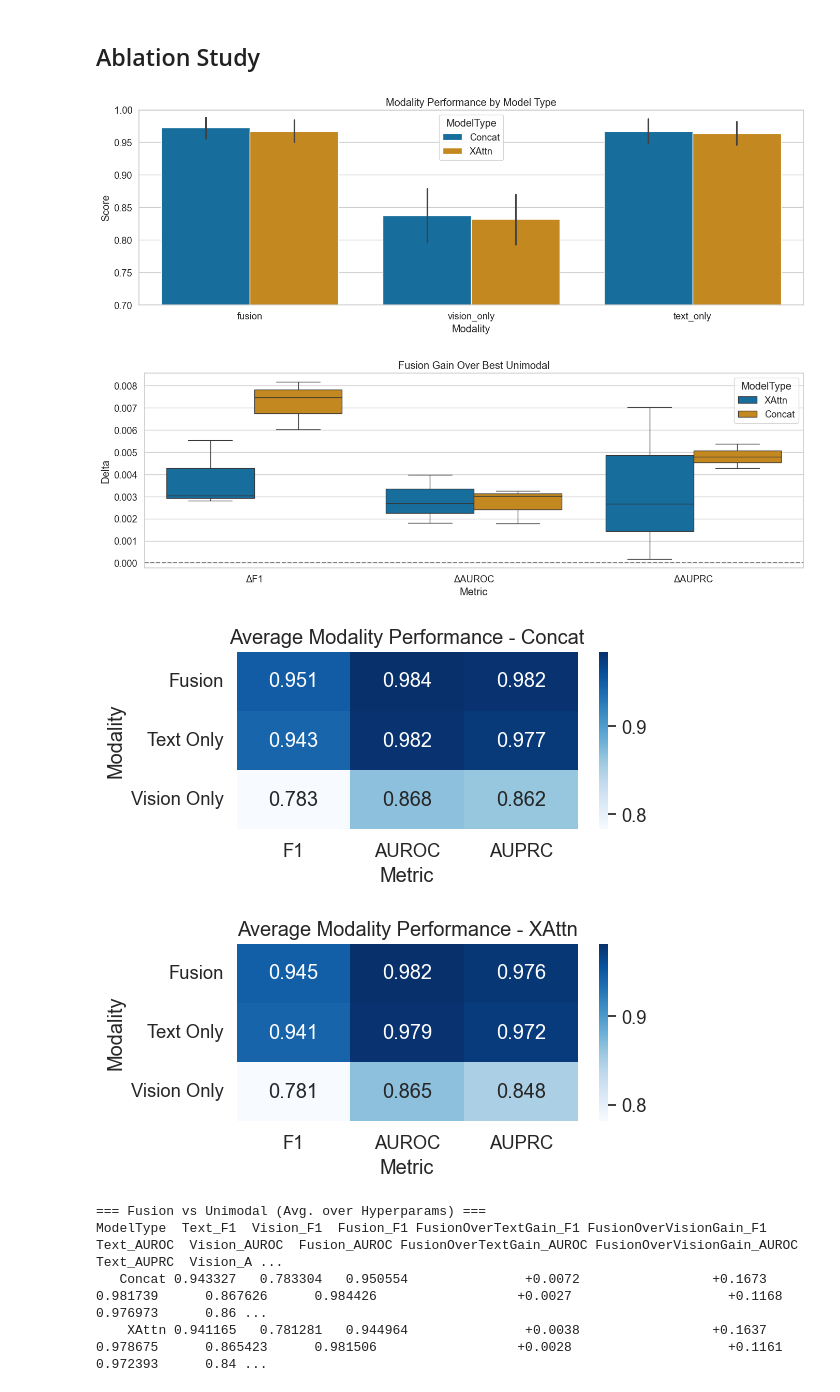
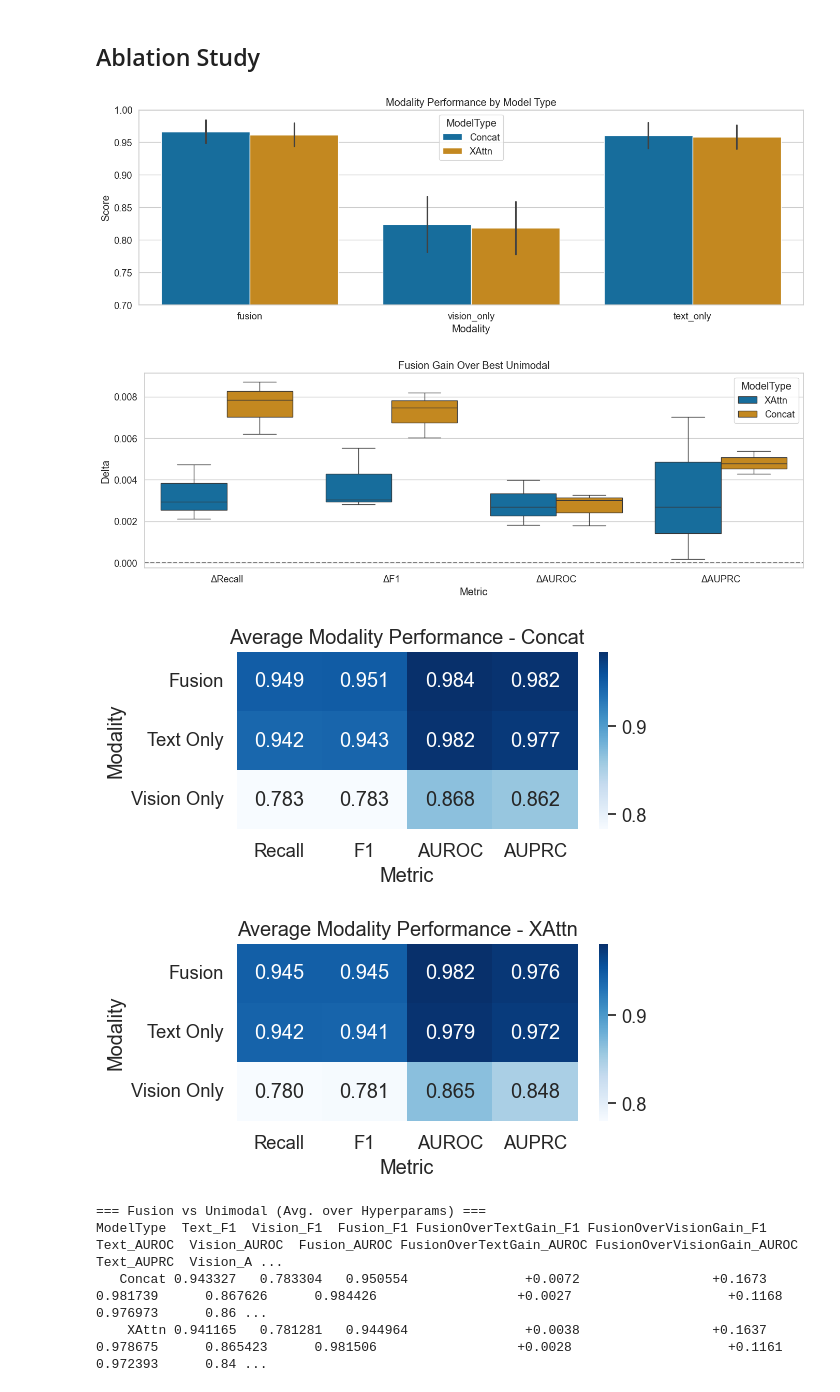
Before and after one commit to CrossMedDx/health-project, a Jupyter notebook: analysis/result_analysis.ipynb, the cells around one changed output. Saved outputs shown, nothing was run; the diff lists cells and outputs as text; code cells hidden in the pictures.

```diff
--- a/analysis/result_analysis.ipynb
+++ b/analysis/result_analysis.ipynb
@@ -441,9 +441,10 @@ for run in results:
     metrics = run["metrics"]
 
     for modality in ["fusion", "vision_only", "text_only"]:
-        f1s, aurocs, auprcs = [], [], []
+        recalls, f1s, aurocs, auprcs = [], [], [], []
         for task in ["edema", "effusion"]:
             m = metrics[modality][task]
+            recalls.append(sum(m["recall"])/ 2)
             f1s.append(sum(m["f1"]) / 2)
             aurocs.append(m["auroc"])
             auprcs.append(m["auprc"])
@@ -452,18 +453,19 @@ for run in results:
             "ModelName": name,
             "ModelType": model_type,
             "Modality": modality,
+            "Recall": sum(recalls)/2,
             "F1": sum(f1s)/2,
             "AUROC": sum(aurocs)/2,
             "AUPRC": sum(auprcs)/2
         })
 
-df = pd.DataFrame(records)
+ablation_df = pd.DataFrame(records)
 
 # --- Plot 1: Grouped Bar Plot – Modality Performance by Model Type ---
 melted_df = pd.melt(
-    df,
+    ablation_df,
     id_vars=["ModelType", "Modality"],
-    value_vars=["F1", "AUROC", "AUPRC"],
+    value_vars=["Recall", "F1", "AUROC", "AUPRC"],
     var_name="Metric",
     value_name="Score"
 )
@@ -486,44 +488,44 @@ plt.show()
 # --- Plot 2: Delta Plot – Fusion Gain over Best Unimodal ---
 def fusion_delta(group):
     fusion_row = group[group.Modality == "fusion"].iloc[0]
     text_row = group[group.Modality == "text_only"].iloc[0]
     vision_row = group[group.Modality == "vision_only"].iloc[0]
 
     deltas = {
         "ModelName": fusion_row["ModelName"],
         "ModelType": fusion_row["ModelType"]
     }
-    for metric in ["F1", "AUROC", "AUPRC"]:
+    for metric in ["Recall","F1", "AUROC", "AUPRC"]:
         best_unimodal = max(text_row[metric], vision_row[metric])
         delta = fusion_row[metric] - best_unimodal
         deltas[f"Δ{metric}"] = delta
     return deltas
 
-delta_df = pd.DataFrame([fusion_delta(g) for _, g in df.groupby("ModelName")])
+delta_df = pd.DataFrame([fusion_delta(g) for _, g in ablation_df.groupby("ModelName")])
 
 # Plot delta boxplot
 plt.figure(figsize=(14, 5))
 melted_delta = pd.melt(
     delta_df,
     id_vars=["ModelType"],
-    value_vars=["ΔF1", "ΔAUROC", "ΔAUPRC"],
+    value_vars=["ΔRecall", "ΔF1", "ΔAUROC", "ΔAUPRC"],
     var_name="Metric",
     value_name="Delta"
 )
 sns.boxplot(data=melted_delta, x="Metric", y="Delta", hue="ModelType")
 plt.axhline(0, ls="--", color="gray")
 plt.title("Fusion Gain Over Best Unimodal")
 plt.tight_layout()
 plt.show()
 # %% [output]
-[figure, old version]
+[figure, new version]
-[figure, old version]
+[figure, new version]
 # %%
 import seaborn as sns
 import matplotlib.pyplot as plt
 
 # Group by ModelType and Modality, average across tasks & configs
-agg_df = df.groupby(["ModelType", "Modality"])[["F1", "AUROC", "AUPRC"]].mean().reset_index()
+agg_df = ablation_df.groupby(["ModelType", "Modality"])[["Recall", "F1", "AUROC", "AUPRC"]].mean().reset_index()
 
 # For each ModelType (Concat / XAttn), create a heatmap
 for model_type in ["Concat", "XAttn"]:
@@ -537,7 +539,7 @@ for model_type in ["Concat", "XAttn"]:
     })
 
     # Set Modality as index
-    heatmap_data = subset.set_index("Modality")[["F1", "AUROC", "AUPRC"]]
+    heatmap_data = subset.set_index("Modality")[["Recall", "F1", "AUROC", "AUPRC"]]
 
     # Plot
     plt.figure(figsize=(6, 3))
@@ -548,8 +550,8 @@ for model_type in ["Concat", "XAttn"]:
     plt.tight_layout()
     plt.show()
 # %% [output]
-[figure, old version]
+[figure, new version]
-[figure, old version]
+[figure, new version]
 # %%
 import pandas as pd
 
```
Also changed, not shown: parts of 2 cells of this notebook.
